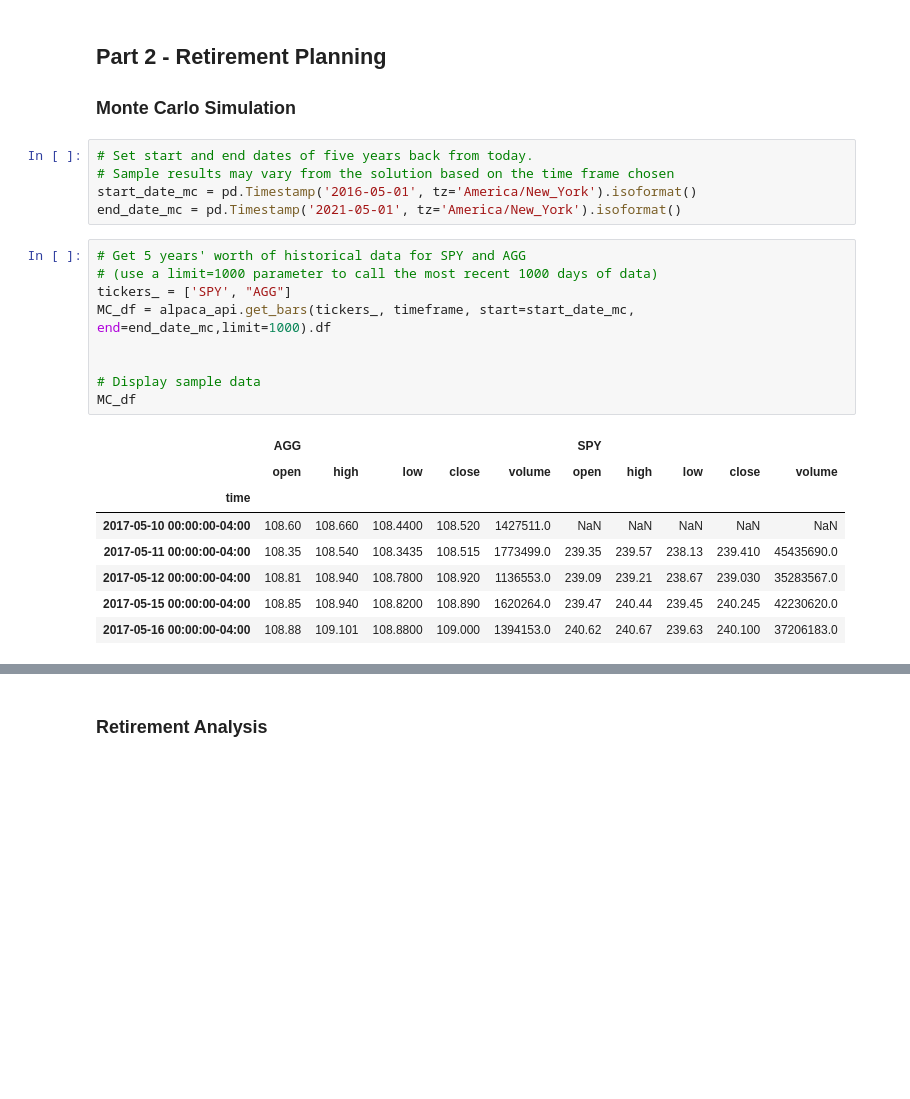
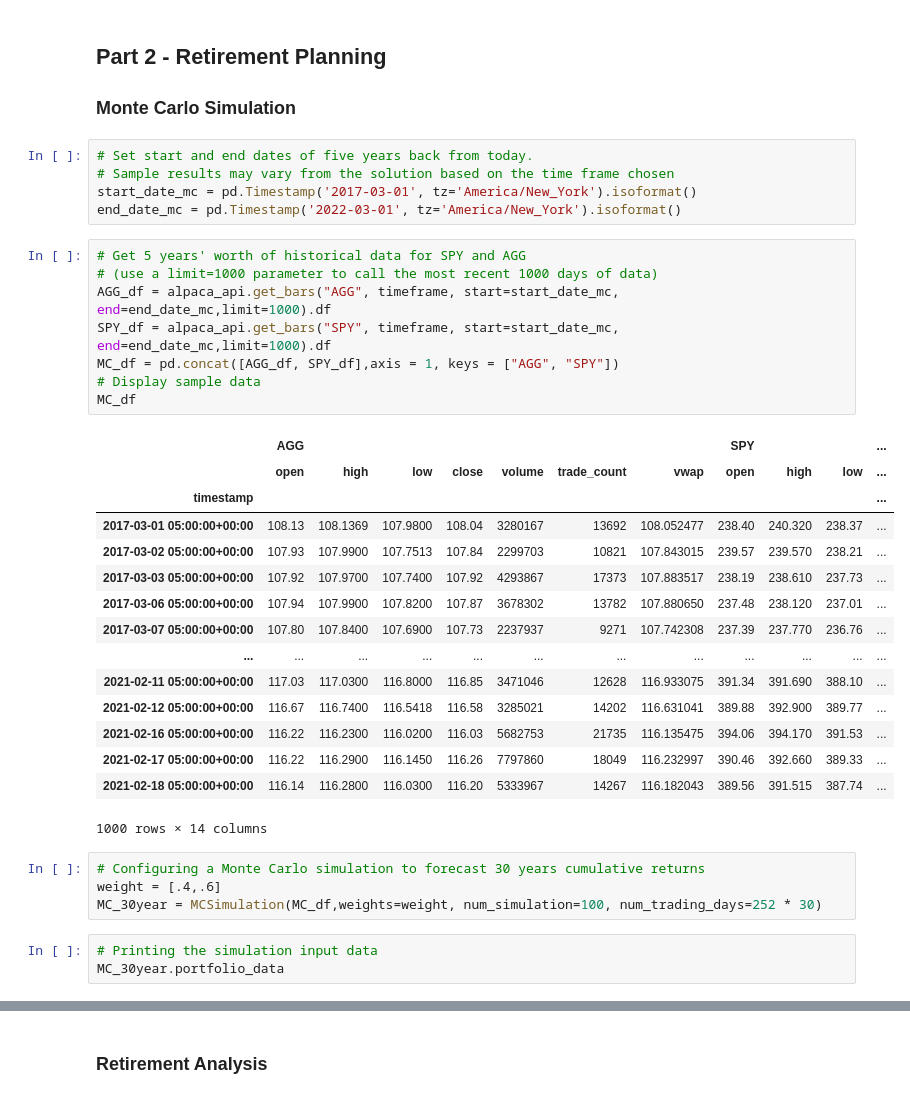
Before and after one commit to Angelboy-commercial/Python-Homework, a Jupyter notebook: API/financial-planner.ipynb, the cells around one changed output, grey strips where cells are left out. Saved outputs shown, nothing was run; the diff lists cells and outputs as text; blank space fills up the shorter version.

```diff
--- a/API/financial-planner.ipynb
+++ b/API/financial-planner.ipynb
@@ -148,24 +146,37 @@ Congratulations! You have enough money in your emergency fund.
 # %%
 # Set start and end dates of five years back from today.
 # Sample results may vary from the solution based on the time frame chosen
-start_date_mc = pd.Timestamp('2016-05-01', tz='America/New_York').isoformat()
-end_date_mc = pd.Timestamp('2021-05-01', tz='America/New_York').isoformat()
+start_date_mc = pd.Timestamp('2017-03-01', tz='America/New_York').isoformat()
+end_date_mc = pd.Timestamp('2022-03-01', tz='America/New_York').isoformat()
 # %%
 # Get 5 years' worth of historical data for SPY and AGG
 # (use a limit=1000 parameter to call the most recent 1000 days of data)
-tickers_ = ['SPY', "AGG"]
-MC_df = alpaca_api.get_bars(tickers_, timeframe, start=start_date_mc, end=end_date_mc,limit=1000).df
-
-
+AGG_df = alpaca_api.get_bars("AGG", timeframe, start=start_date_mc, end=end_date_mc,limit=1000).df
+SPY_df = alpaca_api.get_bars("SPY", timeframe, start=start_date_mc, end=end_date_mc,limit=1000).df
+MC_df = pd.concat([AGG_df, SPY_df],axis = 1, keys = ["AGG", "SPY"])
 # Display sample data
 MC_df
 # %% [output]
-|  | AGG |  |  |  |  | SPY |  |  |  |  |
-|  | open | high | low | close | volume | open | high | low | close | volume |
-| time |  |  |  |  |  |  |  |  |  |  |
-| 2017-05-10 00:00:00-04:00 | 108.60 | 108.660 | 108.4400 | 108.520 | 1427511.0 | NaN | NaN | NaN | NaN | NaN |
-| 2017-05-11 00:00:00-04:00 | 108.35 | 108.540 | 108.3435 | 108.515 | 1773499.0 | 239.35 | 239.57 | 238.13 | 239.410 | 45435690.0 |
-| 2017-05-12 00:00:00-04:00 | 108.81 | 108.940 | 108.7800 | 108.920 | 1136553.0 | 239.09 | 239.21 | 238.67 | 239.030 | 35283567.0 |
-| 2017-05-15 00:00:00-04:00 | 108.85 | 108.940 | 108.8200 | 108.890 | 1620264.0 | 239.47 | 240.44 | 239.45 | 240.245 | 42230620.0 |
-| 2017-05-16 00:00:00-04:00 | 108.88 | 109.101 | 108.8800 | 109.000 | 1394153.0 | 240.62 | 240.67 | 239.63 | 240.100 | 37206183.0 |
+|  | AGG |  |  |  |  |  |  | SPY |  |  | ... |
+|  | open | high | low | close | volume | trade_count | vwap | open | high | low | ... |
+| timestamp |  |  |  |  |  |  |  |  |  |  | ... |
+| 2017-03-01 05:00:00+00:00 | 108.13 | 108.1369 | 107.9800 | 108.04 | 3280167 | 13692 | 108.052477 | 238.40 | 240.320 | 238.37 | ... |
+| 2017-03-02 05:00:00+00:00 | 107.93 | 107.9900 | 107.7513 | 107.84 | 2299703 | 10821 | 107.843015 | 239.57 | 239.570 | 238.21 | ... |
+| 2017-03-03 05:00:00+00:00 | 107.92 | 107.9700 | 107.7400 | 107.92 | 4293867 | 17373 | 107.883517 | 238.19 | 238.610 | 237.73 | ... |
+| 2017-03-06 05:00:00+00:00 | 107.94 | 107.9900 | 107.8200 | 107.87 | 3678302 | 13782 | 107.880650 | 237.48 | 238.120 | 237.01 | ... |
+| 2017-03-07 05:00:00+00:00 | 107.80 | 107.8400 | 107.6900 | 107.73 | 2237937 | 9271 | 107.742308 | 237.39 | 237.770 | 236.76 | ... |
+| ... | ... | ... | ... | ... | ... | ... | ... | ... | ... | ... | ... |
+| 2021-02-11 05:00:00+00:00 | 117.03 | 117.0300 | 116.8000 | 116.85 | 3471046 | 12628 | 116.933075 | 391.34 | 391.690 | 388.10 | ... |
+| 2021-02-12 05:00:00+00:00 | 116.67 | 116.7400 | 116.5418 | 116.58 | 3285021 | 14202 | 116.631041 | 389.88 | 392.900 | 389.77 | ... |
+| 2021-02-16 05:00:00+00:00 | 116.22 | 116.2300 | 116.0200 | 116.03 | 5682753 | 21735 | 116.135475 | 394.06 | 394.170 | 391.53 | ... |
+| 2021-02-17 05:00:00+00:00 | 116.22 | 116.2900 | 116.1450 | 116.26 | 7797860 | 18049 | 116.232997 | 390.46 | 392.660 | 389.33 | ... |
+| 2021-02-18 05:00:00+00:00 | 116.14 | 116.2800 | 116.0300 | 116.20 | 5333967 | 14267 | 116.182043 | 389.56 | 391.515 | 387.74 | ... |
+1000 rows × 14 columns
+# %%
+# Configuring a Monte Carlo simulation to forecast 30 years cumulative returns
+weight = [.4,.6]
+MC_30year = MCSimulation(MC_df,weights=weight, num_simulation=100, num_trading_days=252 * 30)
+# %%
+# Printing the simulation input data
+MC_30year.portfolio_data
 # %%
```
Also changed, not shown: parts of 16 cells of this notebook.
